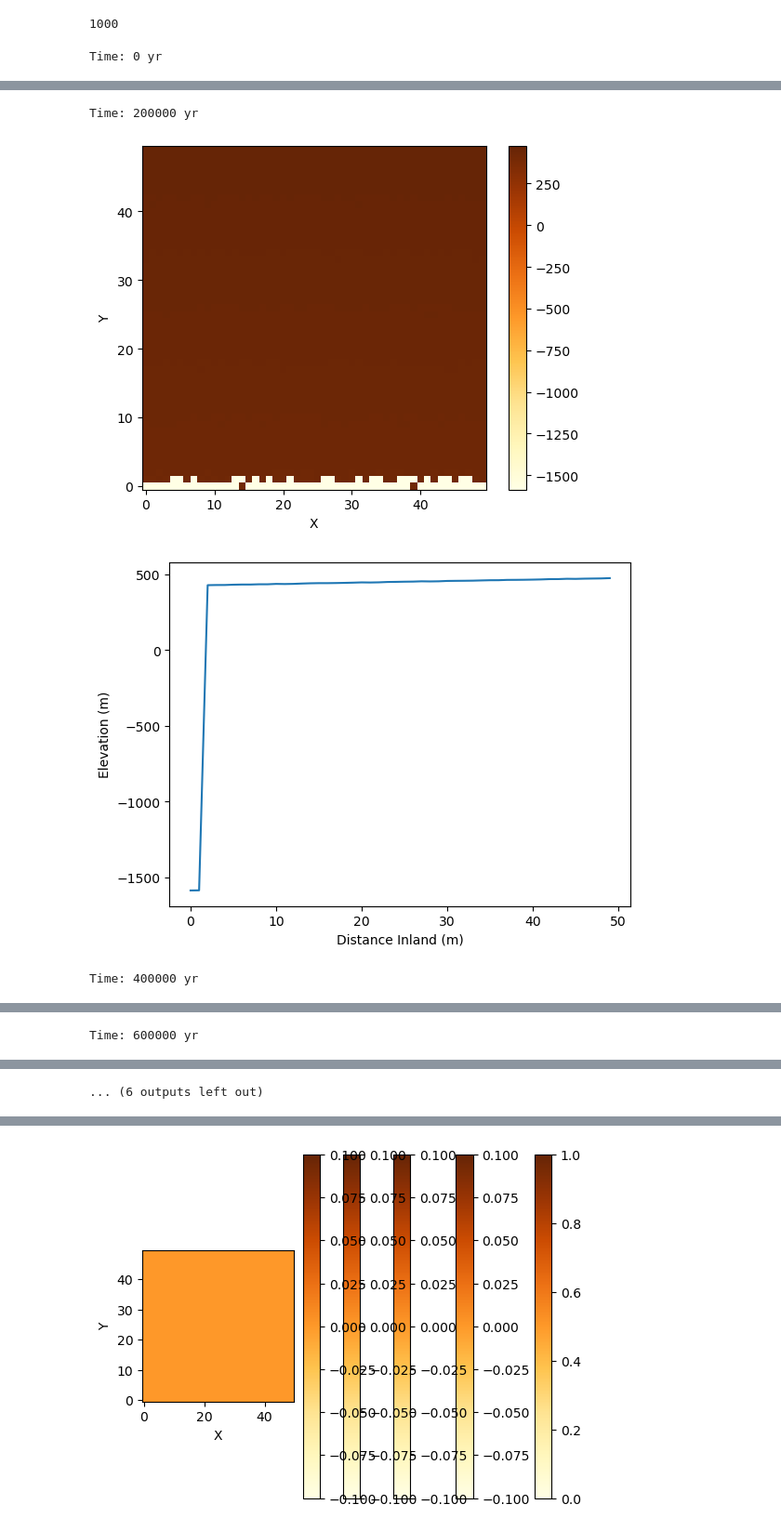
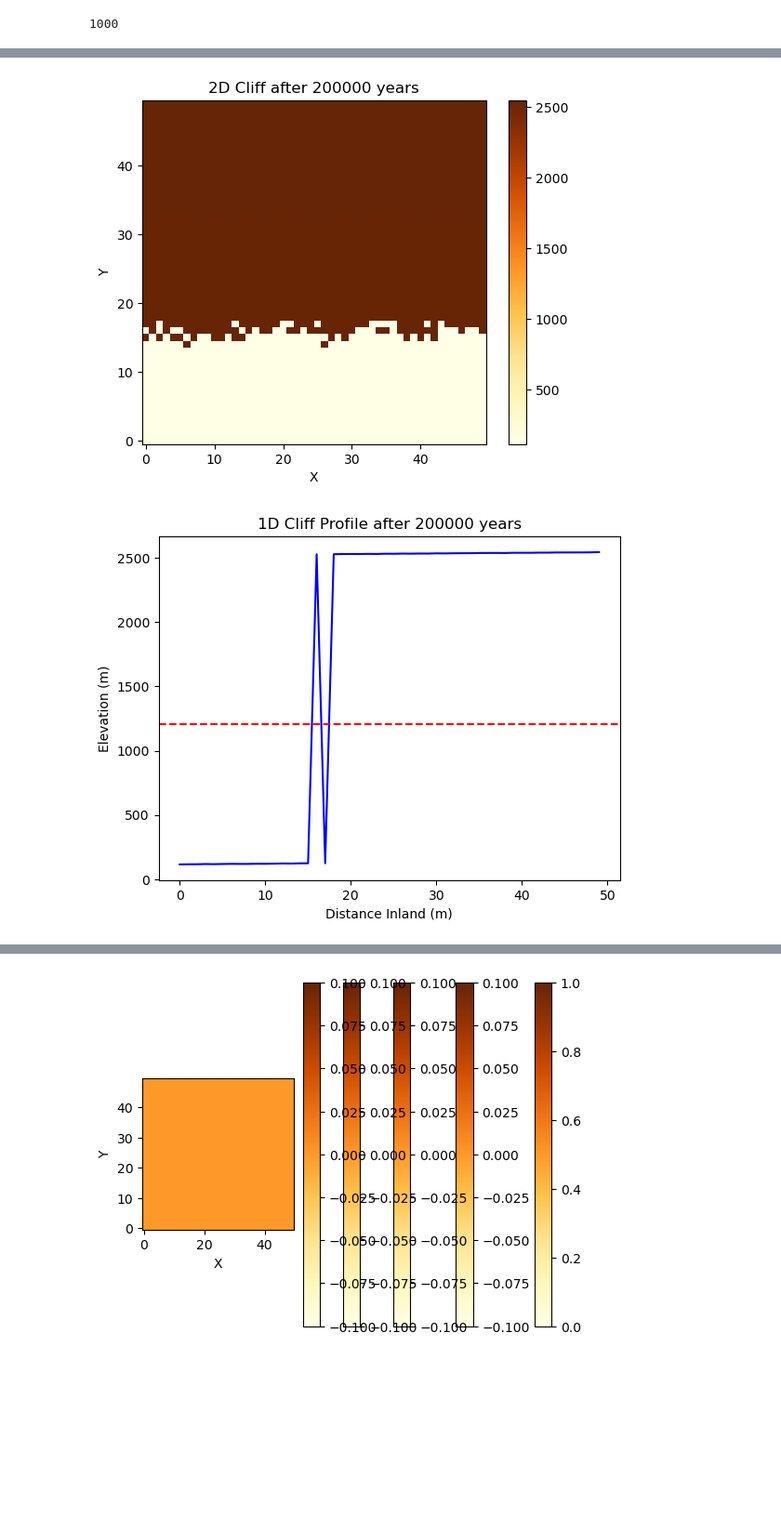
Before and after one commit to csdms-espin/2026_Marine_Platforms, a Jupyter notebook: 1DGridUpliftandSeaLevel.ipynb, the cells around one changed output, grey strips where cells are left out. Shown at 93% size. Cells and saved outputs as stored; diff of their text form; code cells hidden in the pictures; blank space fills up the shorter version.

Commit message:
fixed erosion rates

```diff
--- a/1DGridUpliftandSeaLevel.ipynb
+++ b/1DGridUpliftandSeaLevel.ipynb
@@ -152,12 +14,12 @@ grid = RasterModelGrid((num_rows, num_cols), dxy)
 
 #create the initial simplified ramp topography
 topo = grid.add_zeros('topographic__elevation', at='node')
-cliff_height = 3 #working in meters
+cliff_height = -4 #working in meters
 for i in range(num_rows):
     start = i * num_rows
     end = start + num_rows
     topo[start:end] = cliff_height
-    cliff_height += 1
+    cliff_height += 0.5
 
 # Plot the topo map
 imshow_grid(grid, "topographic__elevation",cmap="YlOrBr")
@@ -185,9 +36,10 @@ plt.show()
 # %%
 sea_level = 6.0 #meters
-erosion_rate = 10  #m/y or set zr[i] = sea_level to cut/flatten directly
-uplift_rate_m_yr = 2.1/1000 # 2.1 mm/yr avg uplift
+erosion_rate = 0.002  #m/y or set zr[i] = sea_level to cut/flatten directly
+uplift_rate_m_yr = 2.1/1000 #2.1 mm/yr avg uplift (0.0021 m/yr)
 dt = 1000 # timestep (yr)
 uplift = uplift_rate_m_yr * dt
+erosion_depth = erosion_rate * dt
 time_to_run = 1e6  # time for the model loop to run [yr]
 nsteps = int(time_to_run / dt)  # number of model time steps
 plot_interval = 200    # how often (in years) to print progress and plot
@@ -201,20 +65,21 @@ for step in range (nsteps+1):
     for i in range(grid.number_of_nodes):
         topo[i]+= uplift
         if topo[i] < sea_level:
-            topo[i] -= erosion_rate  # Erode node if it is underwater
+            topo[i] -= erosion_depth  # Erode node if it is underwater
     # plot at the plot_interval to show the current state of hte hillslope
     if step % plot_interval == 0:
-        print(f"Time: {step*1000} yr")
         imshow_grid(grid, "topographic__elevation",cmap="YlOrBr")
+        plt.title(f'2D Cliff after {step*1000} years')
         plt.show()
 
-        xnode_filter = np.isclose(grid.x_of_node, 5.0)
+        xnode_filter = np.isclose(grid.x_of_node, 25.0)
         # Extract all values at that x-position for a specific field
         values_at_x = grid.at_node['topographic__elevation'][xnode_filter]
-        values_at_x
-        plot(values_at_x)
+        plt.plot(values_at_x, color='blue', label='Cliff Profile')
+        plt.axhline(sea_level, color='red', linestyle='--', label='Sea Level')
+        plt.title(f'1D Cliff Profile after {step*1000} years')
         plt.xlabel("Distance Inland (m)")
         plt.ylabel("Elevation (m)")
         plt.show()
+    sea_level +=1
 # %% [output]
-Time: 0 yr
@@ -223,4 +88,2 @@ Time: 0 yr
-Time: 200000 yr
-[figure, old version]
+[figure, new version]
-[figure, old version]
+[figure, new version]
-Time: 400000 yr
@@ -229 +91,0 @@ Time: 400000 yr
-Time: 600000 yr
@@ -232 +93,0 @@ Time: 600000 yr
-... (6 outputs left out)
```
Also changed, not shown: parts of 7 cells of this notebook.
